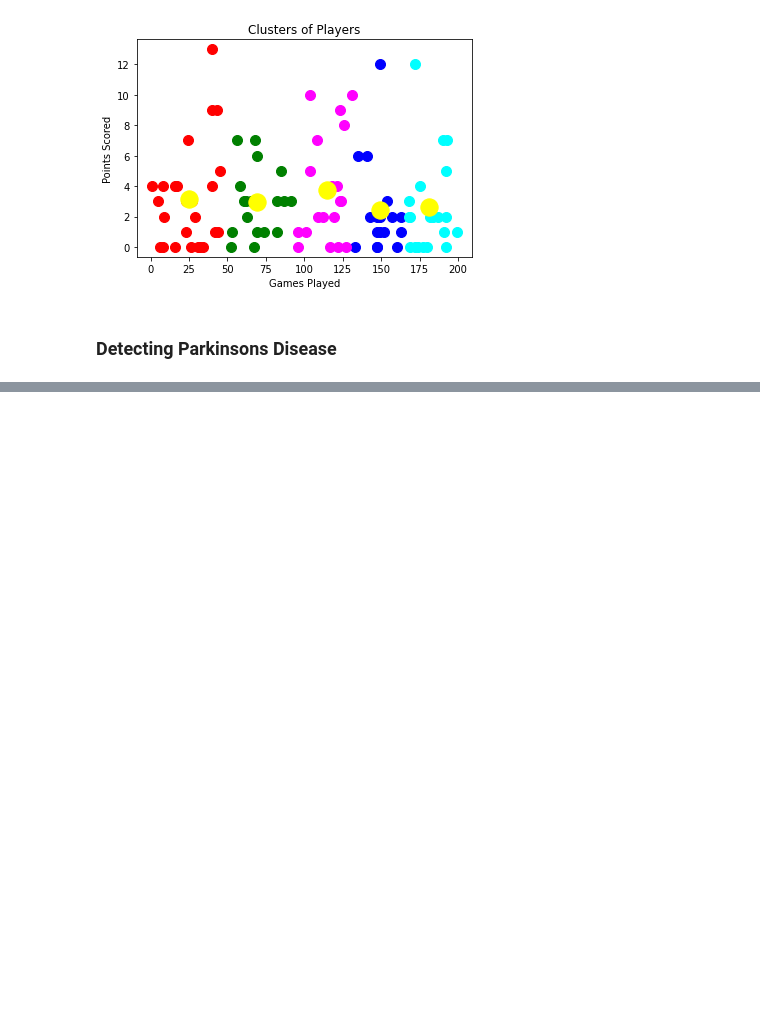
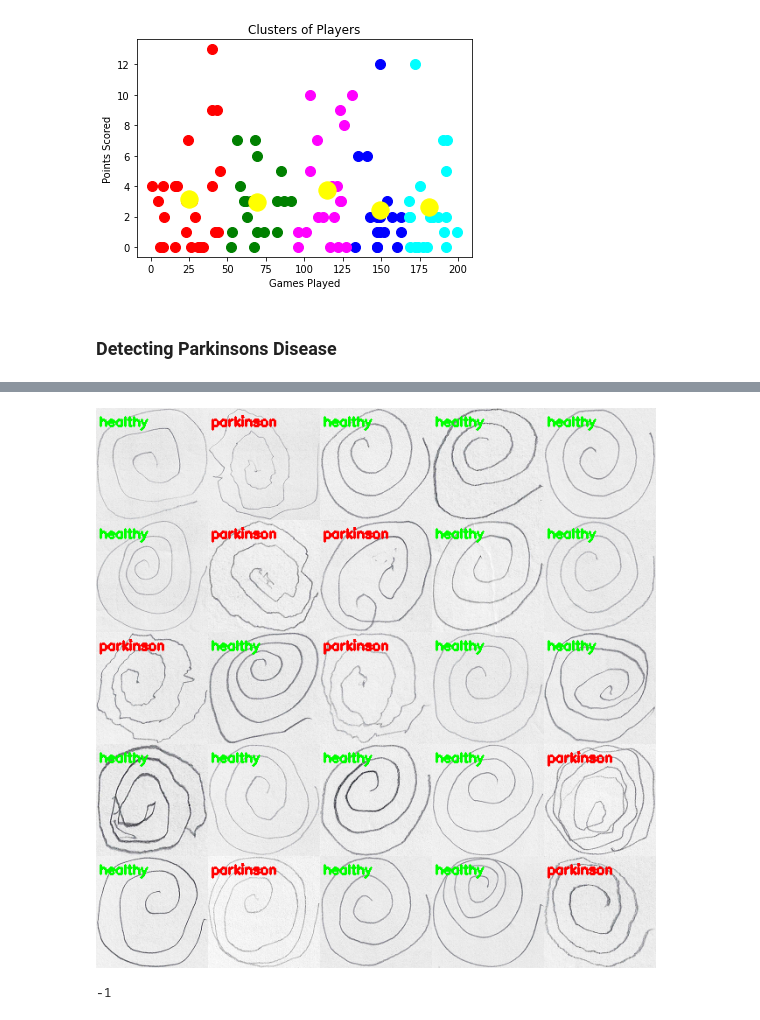
Before and after one commit to richeym-umich/workshops, a Jupyter notebook: Advanced_ML_Topics/Advanced_Machine_Learning_Topics.ipynb, the cells around one changed output, grey strips where cells are left out. Saved outputs shown, nothing was run; the diff lists cells and outputs as text; code cells hidden in the pictures; blank space fills up the shorter version.

```diff
--- a/Advanced_ML_Topics/Advanced_Machine_Learning_Topics.ipynb
+++ b/Advanced_ML_Topics/Advanced_Machine_Learning_Topics.ipynb
@@ -345,10 +357,10 @@ for i in range(0, argTrials):
   (tn, fp, fn, tp) = cm
   metrics['acc'] = (tp+tn) /float(cm.sum())
   metrics['sensitivity'] = tp/float(tp+fn)
-  metrics['specificity'] = tn/gloat(tn+fp)
+  metrics['specificity'] = tn/float(tn+fp)
 
   for (k,v) in metrics.items():
-    l = trails.get(k,[])
+    l = trials.get(k,[])
     l.append(v)
     trials[k] = l
 # %% [output]
@@ -367,27 +394,30 @@ for metric in ('acc', 'sensitivity', 'specificity'):
 # %%
 testingPaths = list(paths.list_images(testingPath))
 idxs = np.arange(0, len(testingPaths))
 idxs = np.random.choice(idxs, size=(25,), replace = False)
 images = []
 
 for i in idxs:
   image = cv2.imread(testingPaths[i])
   output = image.copy()
   output = cv2.resize(output, (128,128))
 
   image = cv2.cvtColor(image, cv2.COLOR_BGR2GRAY)
   image = cv2.resize(image, (200,200))
   image = cv2.threshold(image, 0, 255, cv2.THRESH_BINARY_INV | cv2.THRESH_OTSU)[1]
 
   features = quantify_image(image)
   preds = model.predict([features])
   label = le.inverse_transform(preds)[0]
 
   color = (0,255,0) if label == "healthy" else (0,0,255)
   cv2.putText(output, label, (3,20), cv2.FONT_HERSHEY_SIMPLEX, 0.5, color, 2)
   images.append(output)
 
 montage = build_montages(images, (128,128), (5,5))[0]
 
-cv2.imshow('Output', montage)
+cv2_imshow(montage)
 cv2.waitKey(0)
+# %% [output]
+[figure, added]
+-1
```
Also changed, not shown: parts of 8 cells of this notebook.
